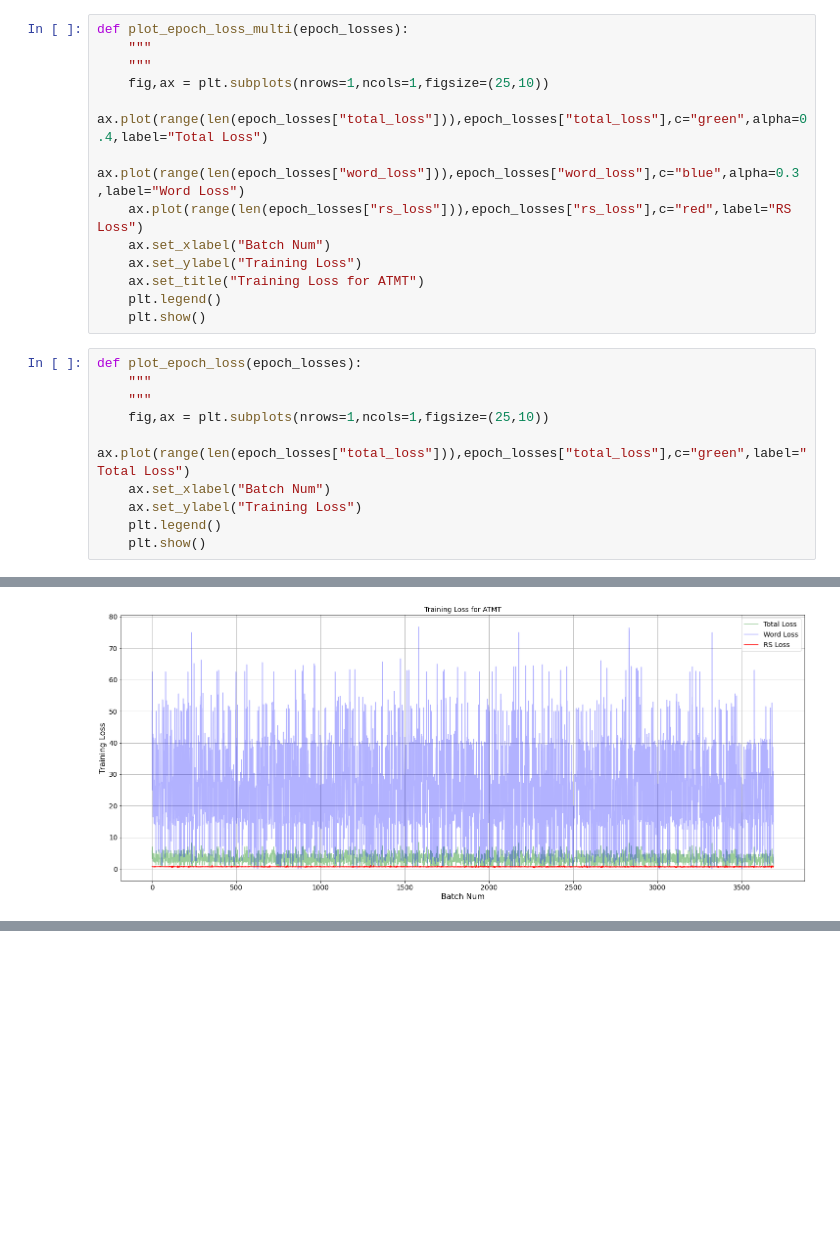
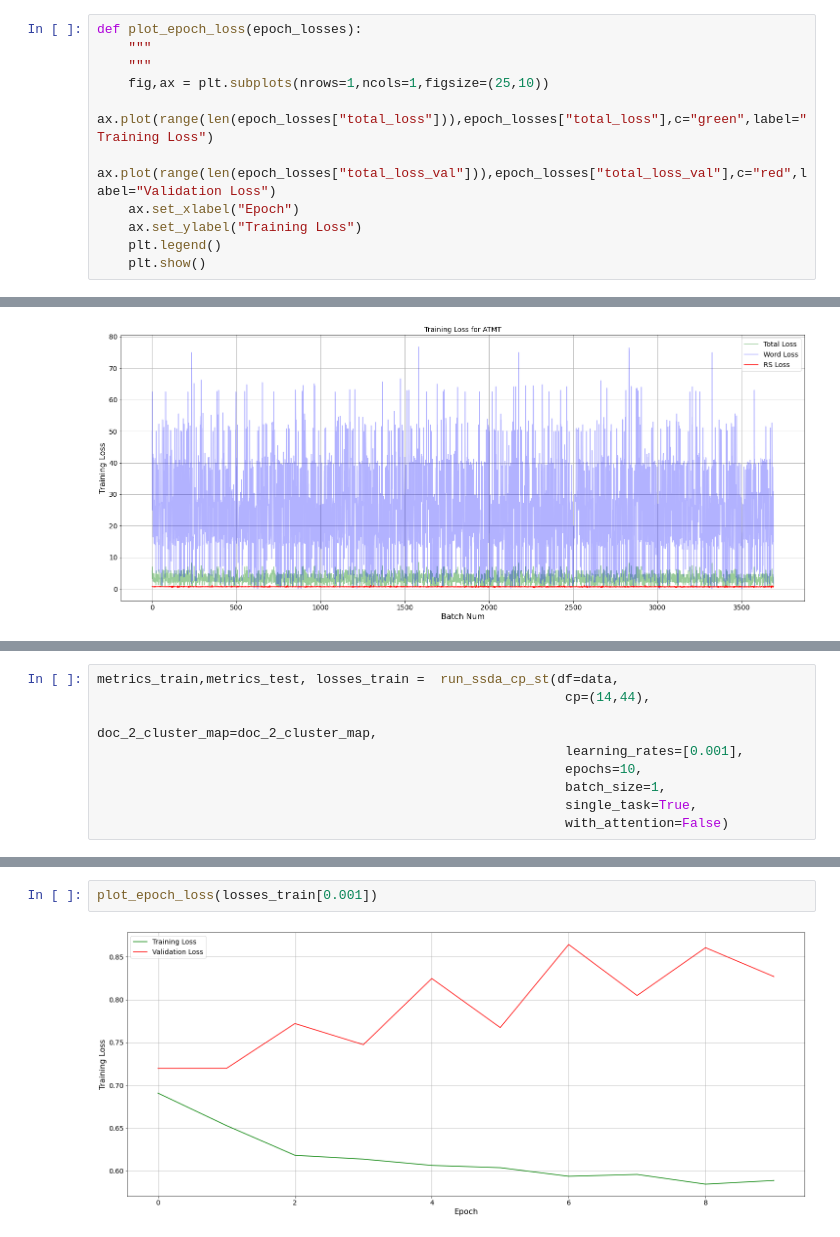
Before and after one commit to karthikshivaram24/Combatting-partisan-homogenization, a Jupyter notebook: model_tester.ipynb, the cells around one changed output, grey strips where cells are left out. Drawn from its saved outputs; the diff is of its cells as text; blank space fills up the shorter version.

```diff
--- a/model_tester.ipynb
+++ b/model_tester.ipynb
@@ -519,26 +625,14 @@ lr
 # %%
-def plot_epoch_loss_multi(epoch_losses):
+def plot_epoch_loss(epoch_losses):
     """
     """
     fig,ax = plt.subplots(nrows=1,ncols=1,figsize=(25,10))
-    ax.plot(range(len(epoch_losses["total_loss"])),epoch_losses["total_loss"],c="green",alpha=0.4,label="Total Loss")
-    ax.plot(range(len(epoch_losses["word_loss"])),epoch_losses["word_loss"],c="blue",alpha=0.3,label="Word Loss")
-    ax.plot(range(len(epoch_losses["rs_loss"])),epoch_losses["rs_loss"],c="red",label="RS Loss")
-    ax.set_xlabel("Batch Num")
+    ax.plot(range(len(epoch_losses["total_loss"])),epoch_losses["total_loss"],c="green",label="Training Loss")
+    ax.plot(range(len(epoch_losses["total_loss_val"])),epoch_losses["total_loss_val"],c="red",label="Validation Loss")
+    ax.set_xlabel("Epoch")
     ax.set_ylabel("Training Loss")
-    ax.set_title("Training Loss for ATMT")
     plt.legend()
     plt.show()
-# %%
-def plot_epoch_loss(epoch_losses):
-    """
-    """
-    fig,ax = plt.subplots(nrows=1,ncols=1,figsize=(25,10))
-    ax.plot(range(len(epoch_losses["total_loss"])),epoch_losses["total_loss"],c="green",label="Total Loss")
-    ax.set_xlabel("Batch Num")
-    ax.set_ylabel("Training Loss")
-    plt.legend()
-    plt.show()
 # %%
 scores_test =  None
 losses_train = None
@@ -628,0 +729,9 @@ plot_epoch_loss_multi(losees_train_multi_att[(0.001, 0.1)])
+# %%
+metrics_train,metrics_test, losses_train =  run_ssda_cp_st(df=data,
+                                                            cp=(14,44),
+                                                            doc_2_cluster_map=doc_2_cluster_map,
+                                                            learning_rates=[0.001],
+                                                            epochs=10,
+                                                            batch_size=1,
+                                                            single_task=True,
+                                                            with_attention=False)
@@ -628,0 +756,4 @@ plot_epoch_loss_multi(losees_train_multi_att[(0.001, 0.1)])
+# %%
+plot_epoch_loss(losses_train[0.001])
+# %% [output]
+[figure, added]
```
Also changed, not shown: parts of 65 cells of this notebook, 4 other files.
